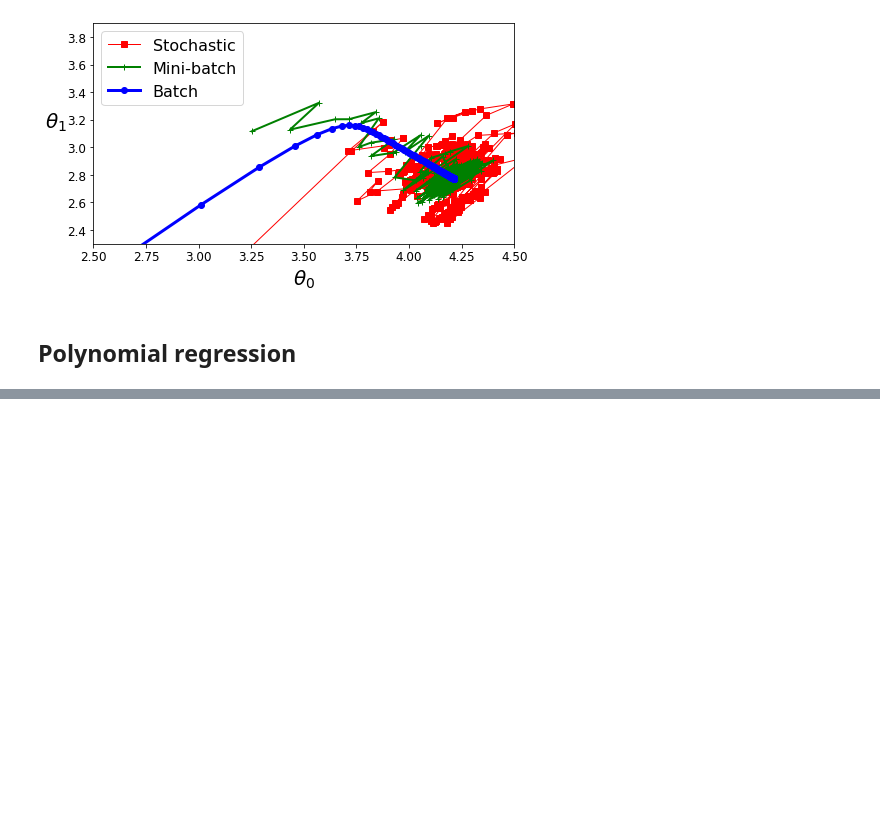
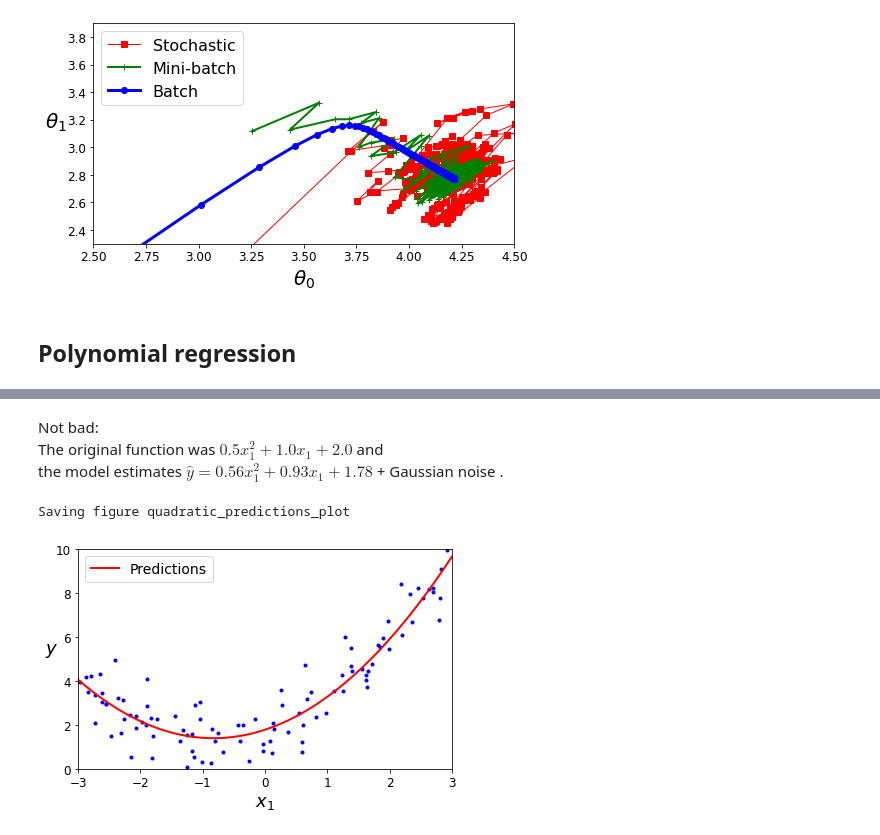
Before and after one commit to sankalptambe/training-models, a Jupyter notebook: training_models.ipynb, the cells around one changed output, grey strips where cells are left out. Cells and saved outputs as stored; diff of their text form; code cells hidden in the pictures; blank space fills up the shorter version.

```diff
--- a/training_models.ipynb
+++ b/training_models.ipynb
@@ -357,0 +382,6 @@ Saving figure gradient_descent_paths_plot
+# %%
+from sklearn.preprocessing import PolynomialFeatures
+
+poly_features = PolynomialFeatures(degree=2, include_bias=False)
+
+X_poly = poly_features.fit_transform(X)
@@ -357,0 +408,19 @@ Saving figure gradient_descent_paths_plot
+# %% [markdown]
+Not bad:<br>
+The original function was $0.5x_1^2 + 1.0x_1 + 2.0$ and <br>
+the model estimates $ \hat y = 0.56x_1^2 + 0.93x_1 + 1.78 $ + Gaussian noise  .
+# %%
+X_new=np.linspace(-3, 3, 100).reshape(100, 1)
+X_new_poly = poly_features.transform(X_new)
+y_new = lin_reg.predict(X_new_poly)
+plt.plot(X, y, "b.")
+plt.plot(X_new, y_new, "r-", linewidth=2, label="Predictions")
+plt.xlabel("$x_1$", fontsize=18)
+plt.ylabel("$y$", rotation=0, fontsize=18)
+plt.legend(loc="upper left", fontsize=14)
+plt.axis([-3, 3, 0, 10])
+save_fig("quadratic_predictions_plot")
+plt.show()
+# %% [output]
+Saving figure quadratic_predictions_plot
+[figure, added]
```
Also changed, not shown: parts of 9 cells of this notebook, 2 other files.
